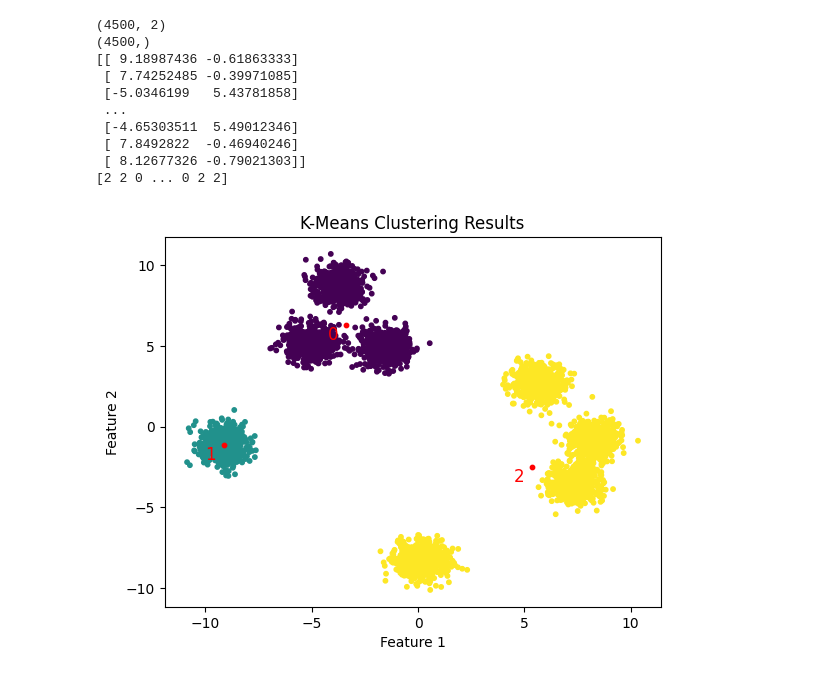
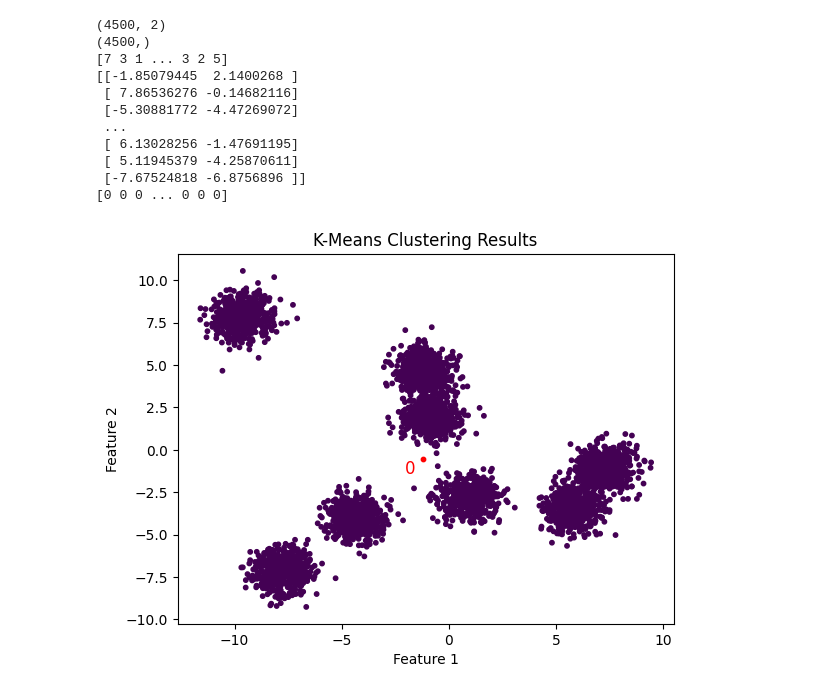
Before and after one commit to Mahir-Uddin0/density-aware-cluster-splitting, a Jupyter notebook: notebooks/approach1_grid_count/Clustering_Project.ipynb, the cells around one changed output. Saved outputs shown, nothing was run; the diff lists cells and outputs as text; code cells hidden in the pictures.

```diff
--- a/notebooks/approach1_grid_count/Clustering_Project.ipynb
+++ b/notebooks/approach1_grid_count/Clustering_Project.ipynb
@@ -159,7 +159,7 @@ class KMeans(BaseEstimator, ClusterMixin):
         average_density = total_points / rectangle_area
 
         # Set threshold as a fraction of the average density
-        density_threshold = 0.5 * average_density * (square_size**2)
+        density_threshold = 0.75 * average_density * (square_size**2)
 
         x_coords = np.arange(x_min, x_max, square_size)
         y_coords = np.arange(y_min, y_max, square_size)
@@ -198,44 +198,46 @@ class KMeans(BaseEstimator, ClusterMixin):
 # %%
 # Generate synthetic data with 8 clusters
 # change n_samples, centers, random_state to get different dataset and
-X, y = make_blobs(n_samples=4500, centers=8, cluster_std=0.60, random_state=46)
+X, y = make_blobs(n_samples=4500, centers=8, cluster_std=0.68, random_state=48)
 # Apply K-Means clustering with different num of clusters
-kmeans = KMeans(n_clusters=3, random_state=50)
+kmeans = KMeans(n_clusters=1, random_state=50)
 y_kmeans = kmeans.fit_predict(X)
 print(X.shape)
 print(y_kmeans.shape)
+print(y)
 print(X)
 print(y_kmeans)
 # Visualize the clusters
 plt.scatter(X[:, 0], X[:, 1], c=y_kmeans, cmap='viridis', s=10)
 # plt.scatter(kmeans.cluster_centers_[:, 0], kmeans.cluster_centers_[:, 1], c='red', s=20, marker='X')
 plt.scatter(kmeans.cluster_centers_[:, 0], kmeans.cluster_centers_[:, 1], c='red', s=10)
 for i, (x, y) in enumerate(kmeans.cluster_centers_):
     plt.text(
         x - 0.6,  # Offset slightly to the left
         y - 0.6,  # Offset slightly downward
         str(i),
         color='red',
         fontsize=12,
         ha='center',
         va='center',
     )
 plt.title("K-Means Clustering Results")
 plt.xlabel("Feature 1")
 plt.ylabel("Feature 2")
 plt.show()
 # %% [output]
 (4500, 2)
 (4500,)
-[[ 9.18987436 -0.61863333]
- [ 7.74252485 -0.39971085]
- [-5.0346199   5.43781858]
+[7 3 1 ... 3 2 5]
+[[-1.85079445  2.1400268 ]
+ [ 7.86536276 -0.14682116]
+ [-5.30881772 -4.47269072]
  ...
- [-4.65303511  5.49012346]
- [ 7.8492822  -0.46940246]
- [ 8.12677326 -0.79021303]]
-[2 2 0 ... 0 2 2]
+ [ 6.13028256 -1.47691195]
+ [ 5.11945379 -4.25870611]
+ [-7.67524818 -6.8756896 ]]
+[0 0 0 ... 0 0 0]
-[figure, old version]
+[figure, new version]
 # %%
 # calling the split_clusters function will split and give the final clustering result
 y_kmeans = kmeans.split_clusters(X)
```
Also changed, not shown: parts of 1 cell of this notebook.
